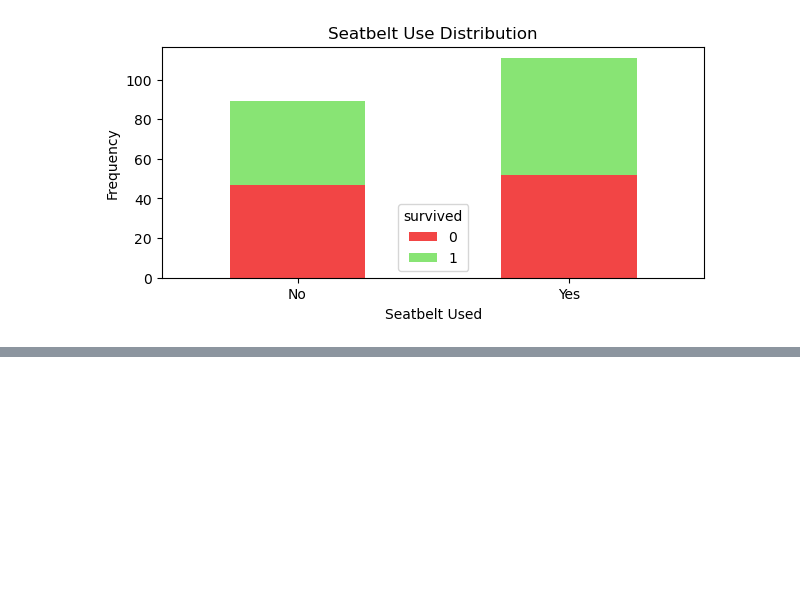
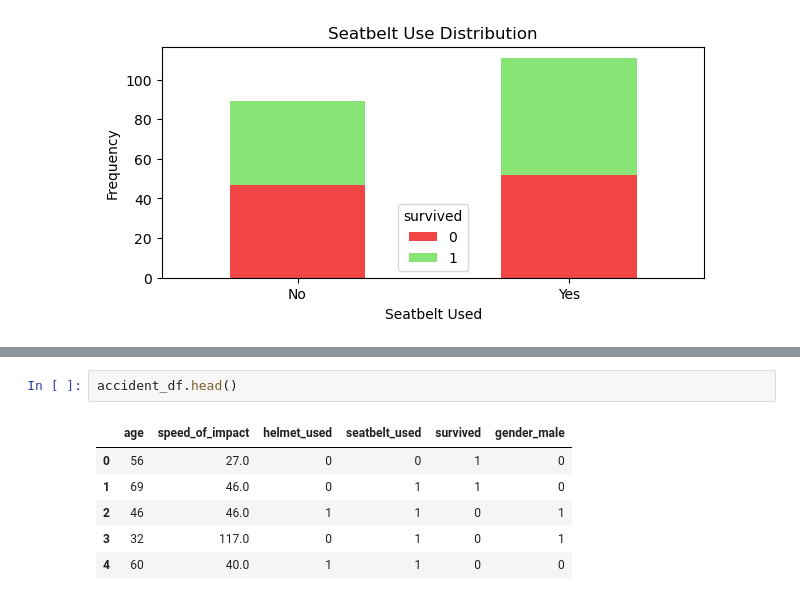
Before and after one commit to 20mattk/Road-Accident-Survival, a Jupyter notebook: Road Accident Survival.ipynb, the cells around one changed output, grey strips where cells are left out. Drawn from its saved outputs; the diff is of its cells as text; blank space fills up the shorter version.

```diff
--- a/Road Accident Survival.ipynb
+++ b/Road Accident Survival.ipynb
@@ -97,0 +123,9 @@ plt.show()
+# %%
+accident_df.head()
+# %% [output]
+|  | age | speed_of_impact | helmet_used | seatbelt_used | survived | gender_male |
+| 0 | 56 | 27.0 | 0 | 0 | 1 | 0 |
+| 1 | 69 | 46.0 | 0 | 1 | 1 | 0 |
+| 2 | 46 | 46.0 | 1 | 1 | 0 | 1 |
+| 3 | 32 | 117.0 | 0 | 1 | 0 | 1 |
+| 4 | 60 | 40.0 | 1 | 1 | 0 | 0 |
```
Also changed, not shown: parts of 4 cells of this notebook.
